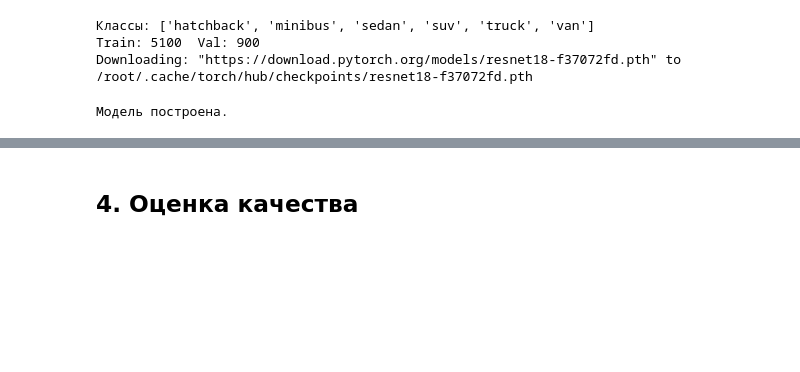
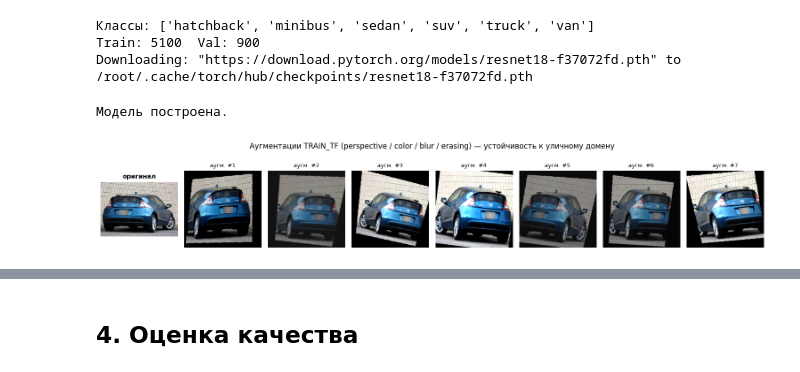
Before and after one commit to igotsummeronmymind/diploma, a Jupyter notebook: googlecollab runs/03_body_classifier_runned.ipynb, the cells around one changed output, grey strips where cells are left out. Cells and saved outputs as stored; diff of their text form; code cells hidden in the pictures; blank space fills up the shorter version.

```diff
--- a/googlecollab runs/03_body_classifier_runned.ipynb
+++ b/googlecollab runs/03_body_classifier_runned.ipynb
@@ -341,13 +348,17 @@ plt.savefig(str(OUTPUT_DIR / 'eda_samples.png'), dpi=120, bbox_inches='tight');
 - **Фаза 2** (эпохи `UNFREEZE_AT` → конец): весь backbone, LR × 0.1
 # %%
 TRAIN_TF = T.Compose([
-    T.RandomResizedCrop(224, scale=(0.78, 1.0)),    # ↑ нижняя граница: не срезаем силуэт (крыша/багажник)
+    # Аугментации УСИЛЕНЫ под доменный разрыв CompCars→улица: модель отлично
+    # классифицирует каталожные фото, но проваливается на уличных ракурсах/свете.
+    T.RandomResizedCrop(224, scale=(0.72, 1.0)),                   # масштаб = дистанция съёмки
     T.RandomHorizontalFlip(),
-    T.ColorJitter(brightness=0.2, contrast=0.2),    # только свет; насыщенность/grayscale для типа кузова не нужны
+    T.RandomPerspective(distortion_scale=0.3, p=0.5),              # ГЛАВНОЕ: уличные ракурсы 3/4
     T.RandomRotation(10),
+    T.ColorJitter(brightness=0.3, contrast=0.3, saturation=0.15),  # уличный свет, тени, блики
+    T.RandomApply([T.GaussianBlur(3, sigma=(0.1, 1.2))], p=0.25),  # низкое разрешение/смаз уличных кропов
     T.ToTensor(),
     T.Normalize([0.485,0.456,0.406],[0.229,0.224,0.225]),
-    T.RandomErasing(p=0.25, scale=(0.02, 0.15)),
+    T.RandomErasing(p=0.3, scale=(0.02, 0.18)),                   # частичные перекрытия
 ])
 VAL_TF = T.Compose([
     T.Resize((224,224)), T.ToTensor(),
@@ -385,6 +396,26 @@ scheduler = torch.optim.lr_scheduler.ReduceLROnPlateau(optimizer, mode='max', fa
 Train: 5100  Val: 900
 Downloading: "https://download.pytorch.org/models/resnet18-f37072fd.pth" to /root/.cache/torch/hub/checkpoints/resnet18-f37072fd.pth
 Модель построена.
+# %%
+# ── Превью аугментаций: что модель видит на обучении (под уличный домен) ────────
+_mean = torch.tensor([0.485, 0.456, 0.406]).view(3, 1, 1)
+_std  = torch.tensor([0.229, 0.224, 0.225]).view(3, 1, 1)
+def _denorm(t):
+    return (t * _std + _mean).clamp(0, 1).permute(1, 2, 0).numpy()
+
+_sample = Image.open(sorted((DATA_DIR / 'train' / 'suv').glob('*.jpg'))[0]).convert('RGB')
+_naug   = 7
+fig, axes = plt.subplots(1, _naug + 1, figsize=((_naug + 1) * 1.9, 2.4))
+axes[0].imshow(_sample); axes[0].set_title('оригинал', fontweight='bold', fontsize=10); axes[0].axis('off')
+for k in range(1, _naug + 1):
+    axes[k].imshow(_denorm(TRAIN_TF(_sample)))
+    axes[k].set_title(f'аугм. #{k}', fontsize=9); axes[k].axis('off')
+plt.suptitle('Аугментации TRAIN_TF (perspective / color / blur / erasing) — устойчивость к уличному домену',
+             fontsize=12, y=1.06)
+plt.tight_layout()
+plt.savefig(str(OUTPUT_DIR / 'eda_augmentations.png'), dpi=120, bbox_inches='tight'); plt.show()
+# %% [output]
+[figure, added]
 # %%
 def mixup_batch(imgs, labels, alpha=0.4):
     lam = float(np.random.beta(alpha, alpha))
```
Also changed, not shown: parts of 10 cells of this notebook, 12 other files.
